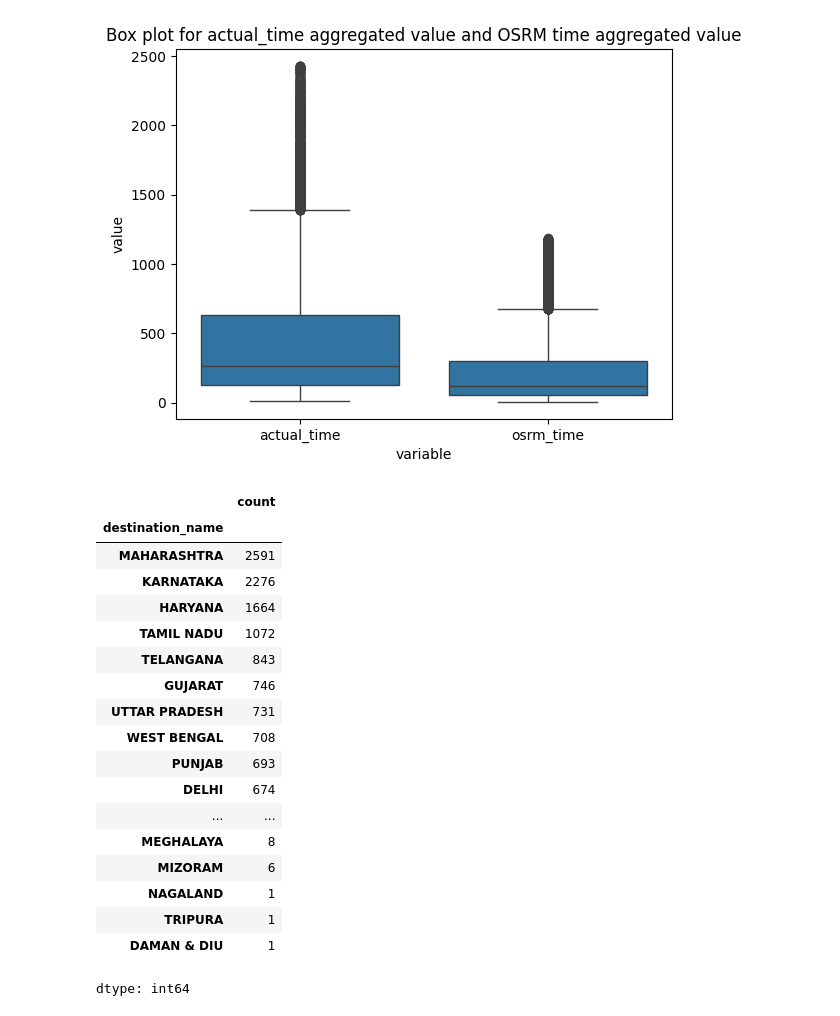
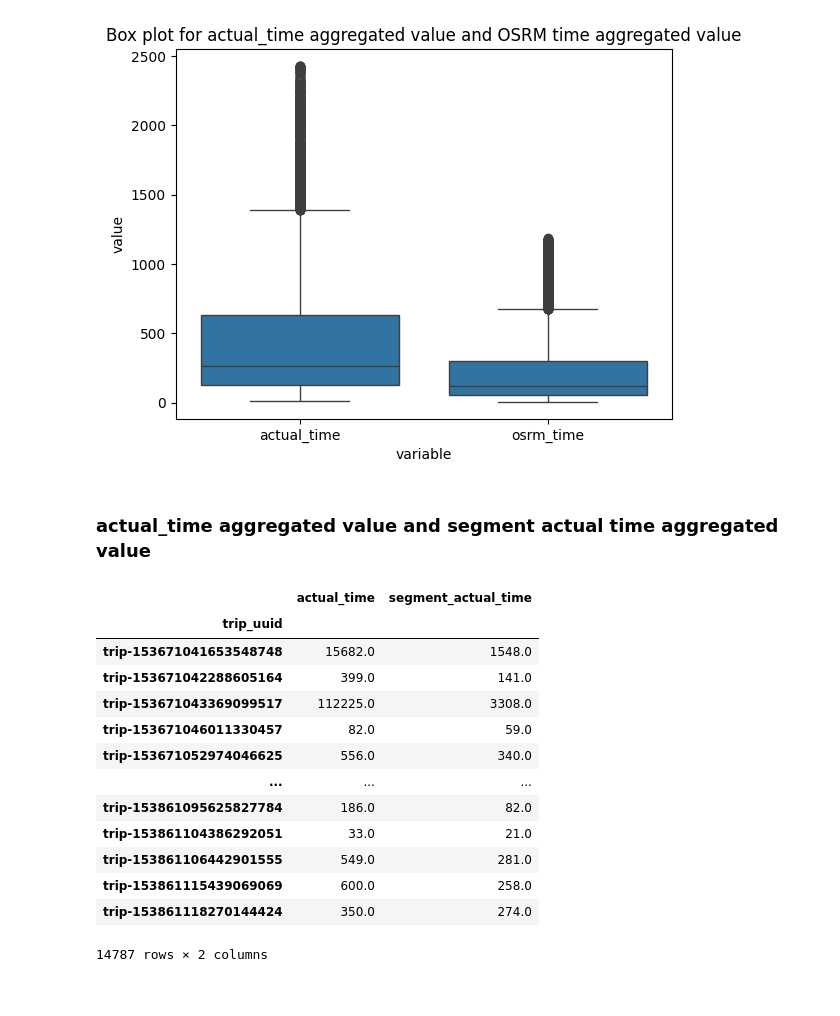
Before and after one commit to akshayabhale1406/SCLR_Delhivery_FE, a Jupyter notebook: Delhivery_FE.ipynb, the cells around one changed output. Drawn from its saved outputs; the diff is of its cells as text; code cells hidden in the pictures.

```diff
--- a/Delhivery_FE.ipynb
+++ b/Delhivery_FE.ipynb
@@ -585,25 +609,23 @@ plt.title("Box plot for actual_time aggregated value and OSRM time aggregated va
 plt.show()
 # %% [output]
 [figure]
-# %%
-df_combined_times['destination_name'].value_counts()
-# %% [output]
-|  | count |
-| destination_name |  |
-| MAHARASHTRA | 2591 |
-| KARNATAKA | 2276 |
-| HARYANA | 1664 |
-| TAMIL NADU | 1072 |
-| TELANGANA | 843 |
-| GUJARAT | 746 |
-| UTTAR PRADESH | 731 |
-| WEST BENGAL | 708 |
-| PUNJAB | 693 |
-| DELHI | 674 |
-| ... | ... |
-| MEGHALAYA | 8 |
-| MIZORAM | 6 |
-| NAGALAND | 1 |
-| TRIPURA | 1 |
-| DAMAN & DIU | 1 |
-dtype: int64
+# %% [markdown]
+### actual_time aggregated value and segment actual time aggregated value
+# %%
+df_atav = df.groupby("trip_uuid")[["actual_time", "segment_actual_time"]].sum()
+df_atav
+# %% [output]
+|  | actual_time | segment_actual_time |
+| trip_uuid |  |  |
+| trip-153671041653548748 | 15682.0 | 1548.0 |
+| trip-153671042288605164 | 399.0 | 141.0 |
+| trip-153671043369099517 | 112225.0 | 3308.0 |
+| trip-153671046011330457 | 82.0 | 59.0 |
+| trip-153671052974046625 | 556.0 | 340.0 |
+| ... | ... | ... |
+| trip-153861095625827784 | 186.0 | 82.0 |
+| trip-153861104386292051 | 33.0 | 21.0 |
+| trip-153861106442901555 | 549.0 | 281.0 |
+| trip-153861115439069069 | 600.0 | 258.0 |
+| trip-153861118270144424 | 350.0 | 274.0 |
+14787 rows × 2 columns
```
Also changed, not shown: parts of 9 cells of this notebook.
